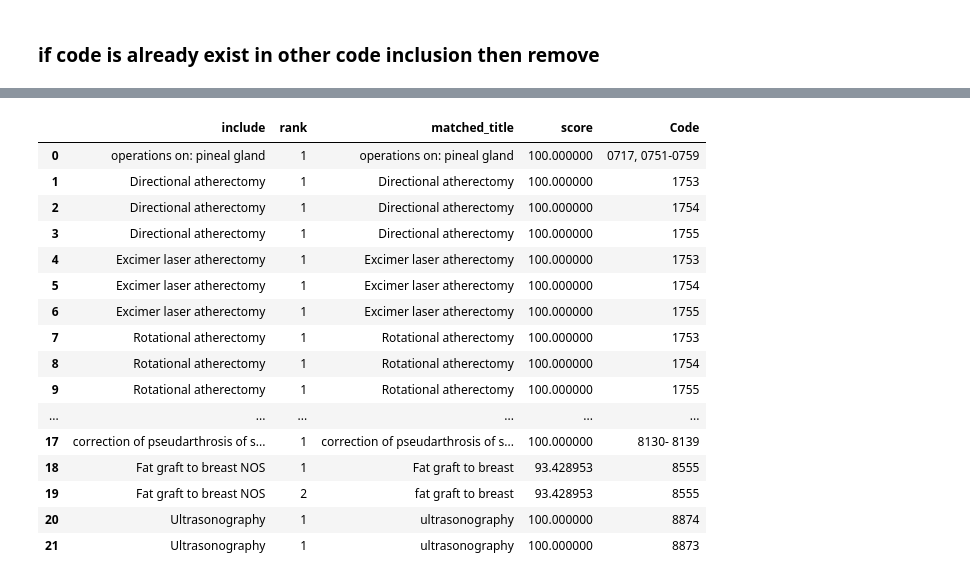
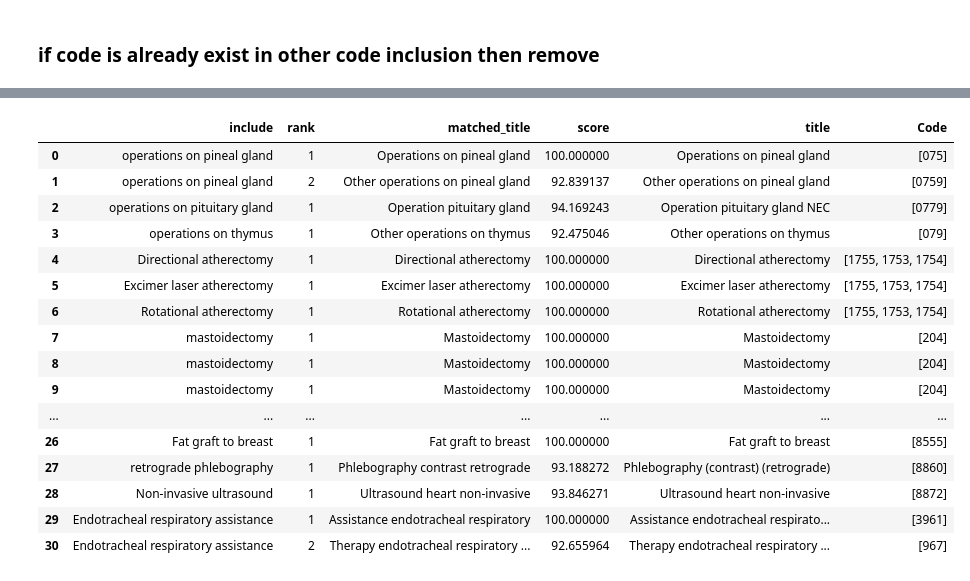
Before and after one commit to tamsopanat/icd9_deduplication, a Jupyter notebook: script/includeMap_tfidf.ipynb, the cells around one changed output, grey strips where cells are left out. Saved outputs shown, nothing was run; the diff lists cells and outputs as text; code cells hidden in the pictures.

```diff
--- a/script/includeMap_tfidf.ipynb
+++ b/script/includeMap_tfidf.ipynb
@@ -91,0 +147,5 @@ codeAlso
+# %%
+index = icd9_index_df[["Code", "term"]].copy().rename(columns={"term": "title"})
+index = index.groupby(["title"], as_index=False).agg(lambda x: x.sum())
+index['Code'] = index['Code'].apply(set).apply(remove_less_detailed_code)
+index
@@ -92,5 +167,22 @@ codeAlso
 # %%
-main = pd.concat([title, syn, exc, codeAlso], ignore_index=True)
-main = main.drop_duplicates()
+main = pd.concat([title, syn, index], ignore_index=True)
+cleaning_patterns = {
+    r'^\s*\[[\d\-]+\]\s*': ' ',                # Wipes bracketed prefixes e.g. [0-9]
+    r'\s*\(\d+(?:\.\d+)?\)\s*': ' ',           # Wipes parenthetical codes e.g. (42.91)
+    r'[()\[\]]': '',                           # Strips literal brackets and parentheses
+    r':|"|\bNOS\b|\bNEC\b|--see also\b|--see category\b|--seecategory\b|--see categories\b|--see\b': '',
+    r'\s+': ' '                                # Collapses multi-spaces down to a single space
+}
+
+# Apply all regex cleanups iteratively on the original "title" column
+clean_titles = main["title"].copy()
+for pattern, replacement in cleaning_patterns.items():
+    clean_titles = clean_titles.str.replace(pattern, replacement, regex=True)
+
+main["clean_title"] = clean_titles.str.strip()
+
+main = main.groupby(['title','clean_title'], as_index = False).agg(lambda x: x.sum())
+main['Code'] = main['Code'].apply(set).apply(remove_less_detailed_code)
+main.drop_duplicates(subset=['clean_title'], keep='first', inplace=True)
 main
 # %% [output]
@@ -110,4 +225,7 @@ main
 # %%
-inc = icd9[["include"]].dropna().explode("include").copy()
+inc = icd9[["Code", "title", "include"]].copy().explode("include").dropna()
+inc['clean_include'] = inc['include'].str.replace(r'[()\[\]]', '', regex=True)
+inc["clean_include"] = inc["clean_include"].str.replace(':|NOS','', regex=True)
+inc['clean_include'] = inc['clean_include'].str.replace(r'\s+', ' ', regex=True).str.strip()
 inc
 # %% [output]
@@ -128,13 +246,11 @@ inc
 from sklearn.feature_extraction.text import TfidfVectorizer
 from sklearn.metrics.pairwise import cosine_similarity
 
-# 1. Prepare your data
-choices = main["title"].dropna().unique()
-queries = inc['include'].dropna().unique()
+choices = main["clean_title"].tolist()
+queries = inc['clean_include'].tolist()
 
 print(f"Calculating Cosine Similarity for {len(queries)} queries against {len(choices)} choices...")
 
-# 2. Setup the Vectorizer
 vectorizer = TfidfVectorizer(analyzer='char_wb', ngram_range=(2, 3))
 
 # 3. Fit the vectorizer on ALL text to build the vocabulary, then transform them
@@ -255,7 +330,7 @@ mapped_count = len(cutoff_res['include'].unique())
 total_count = len(queries)
 print(f"Successfully Mapped: {mapped_count / total_count:.2%} ({mapped_count} out of {total_count} inclusions)")
 
-cutoff_res = cutoff_res.merge(main, left_on='matched_title', right_on='title', how='left')
-cutoff_res = cutoff_res.drop(columns = ["title"])
+cutoff_res = cutoff_res.merge(main, left_on='matched_title', right_on='clean_title', how='left')
+cutoff_res = cutoff_res.drop(columns = ["clean_title"])
 cutoff_res
 # %% [output]
@@ -263,18 +338,18 @@ Successfully Mapped: 5.04% (12 out of 238 inclusions)
-|  | include | rank | matched_title | score | Code |
-| 0 | operations on: pineal gland | 1 | operations on: pineal gland | 100.000000 | 0717, 0751-0759 |
-| 1 | Directional atherectomy | 1 | Directional atherectomy | 100.000000 | 1753 |
-| 2 | Directional atherectomy | 1 | Directional atherectomy | 100.000000 | 1754 |
-| 3 | Directional atherectomy | 1 | Directional atherectomy | 100.000000 | 1755 |
-| 4 | Excimer laser atherectomy | 1 | Excimer laser atherectomy | 100.000000 | 1753 |
-| 5 | Excimer laser atherectomy | 1 | Excimer laser atherectomy | 100.000000 | 1754 |
-| 6 | Excimer laser atherectomy | 1 | Excimer laser atherectomy | 100.000000 | 1755 |
-| 7 | Rotational atherectomy | 1 | Rotational atherectomy | 100.000000 | 1753 |
-| 8 | Rotational atherectomy | 1 | Rotational atherectomy | 100.000000 | 1754 |
-| 9 | Rotational atherectomy | 1 | Rotational atherectomy | 100.000000 | 1755 |
-| ... | ... | ... | ... | ... | ... |
-| 17 | correction of pseudarthrosis of s... | 1 | correction of pseudarthrosis of s... | 100.000000 | 8130- 8139 |
-| 18 | Fat graft to breast NOS | 1 | Fat graft to breast | 93.428953 | 8555 |
-| 19 | Fat graft to breast NOS | 2 | fat graft to breast | 93.428953 | 8555 |
-| 20 | Ultrasonography | 1 | ultrasonography | 100.000000 | 8874 |
-| 21 | Ultrasonography | 1 | ultrasonography | 100.000000 | 8873 |
+|  | include | rank | matched_title | score | title | Code |
+| 0 | operations on pineal gland | 1 | Operations on pineal gland | 100.000000 | Operations on pineal gland | [075] |
+| 1 | operations on pineal gland | 2 | Other operations on pineal gland | 92.839137 | Other operations on pineal gland | [0759] |
+| 2 | operations on pituitary gland | 1 | Operation pituitary gland | 94.169243 | Operation pituitary gland NEC | [0779] |
+| 3 | operations on thymus | 1 | Other operations on thymus | 92.475046 | Other operations on thymus | [079] |
+| 4 | Directional atherectomy | 1 | Directional atherectomy | 100.000000 | Directional atherectomy | [1755, 1753, 1754] |
+| 5 | Excimer laser atherectomy | 1 | Excimer laser atherectomy | 100.000000 | Excimer laser atherectomy | [1755, 1753, 1754] |
+| 6 | Rotational atherectomy | 1 | Rotational atherectomy | 100.000000 | Rotational atherectomy | [1755, 1753, 1754] |
+| 7 | mastoidectomy | 1 | Mastoidectomy | 100.000000 | Mastoidectomy | [204] |
+| 8 | mastoidectomy | 1 | Mastoidectomy | 100.000000 | Mastoidectomy | [204] |
+| 9 | mastoidectomy | 1 | Mastoidectomy | 100.000000 | Mastoidectomy | [204] |
+| ... | ... | ... | ... | ... | ... | ... |
+| 26 | Fat graft to breast | 1 | Fat graft to breast | 100.000000 | Fat graft to breast | [8555] |
+| 27 | retrograde phlebography | 1 | Phlebography contrast retrograde | 93.188272 | Phlebography (contrast) (retrograde) | [8860] |
+| 28 | Non-invasive ultrasound | 1 | Ultrasound heart non-invasive | 93.846271 | Ultrasound heart non-invasive | [8872] |
+| 29 | Endotracheal respiratory assistance | 1 | Assistance endotracheal respiratory | 100.000000 | Assistance endotracheal respirato... | [3961] |
+| 30 | Endotracheal respiratory assistance | 2 | Therapy endotracheal respiratory ... | 92.655964 | Therapy endotracheal respiratory ... | [967] |
 # %%
```
Also changed, not shown: parts of 22 cells of this notebook, 8 other files.
